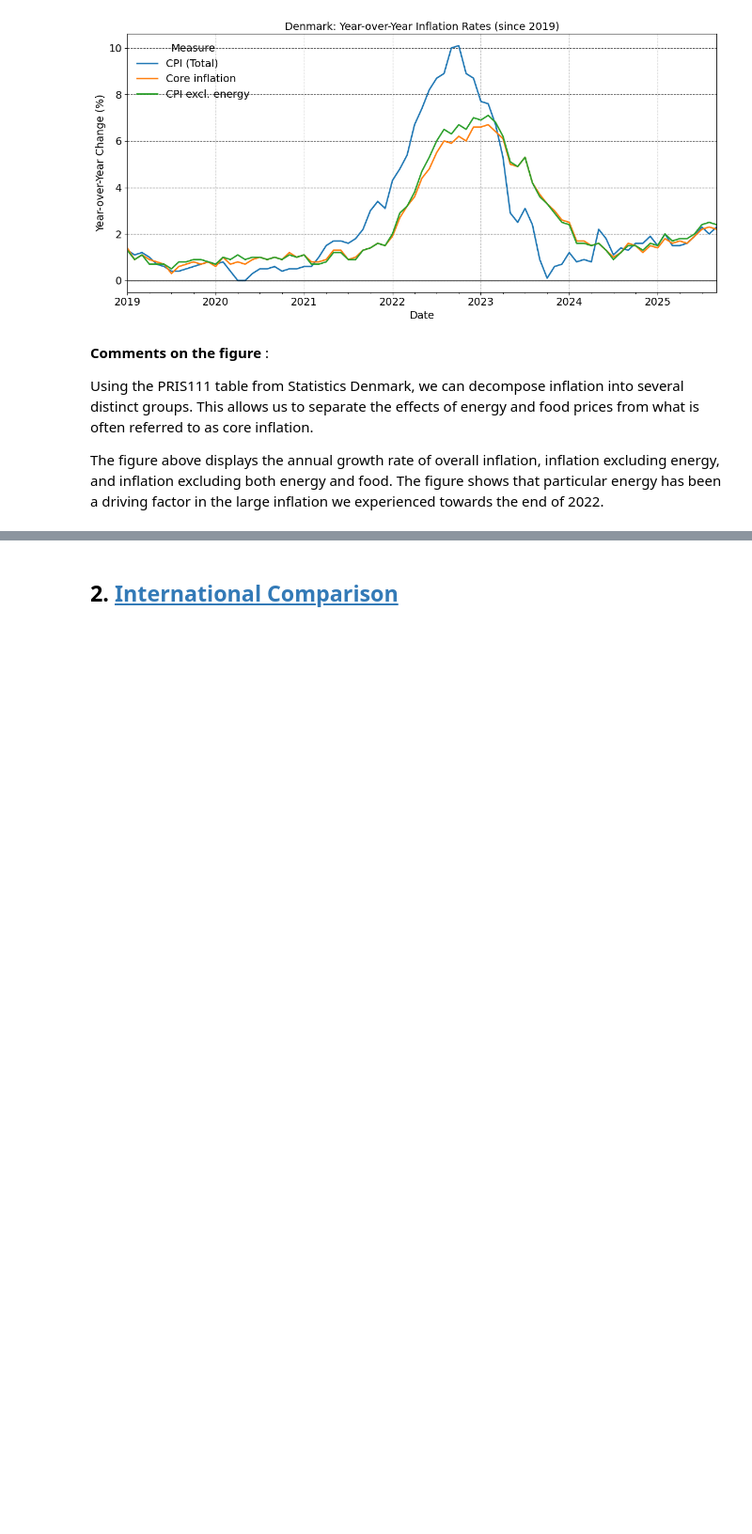
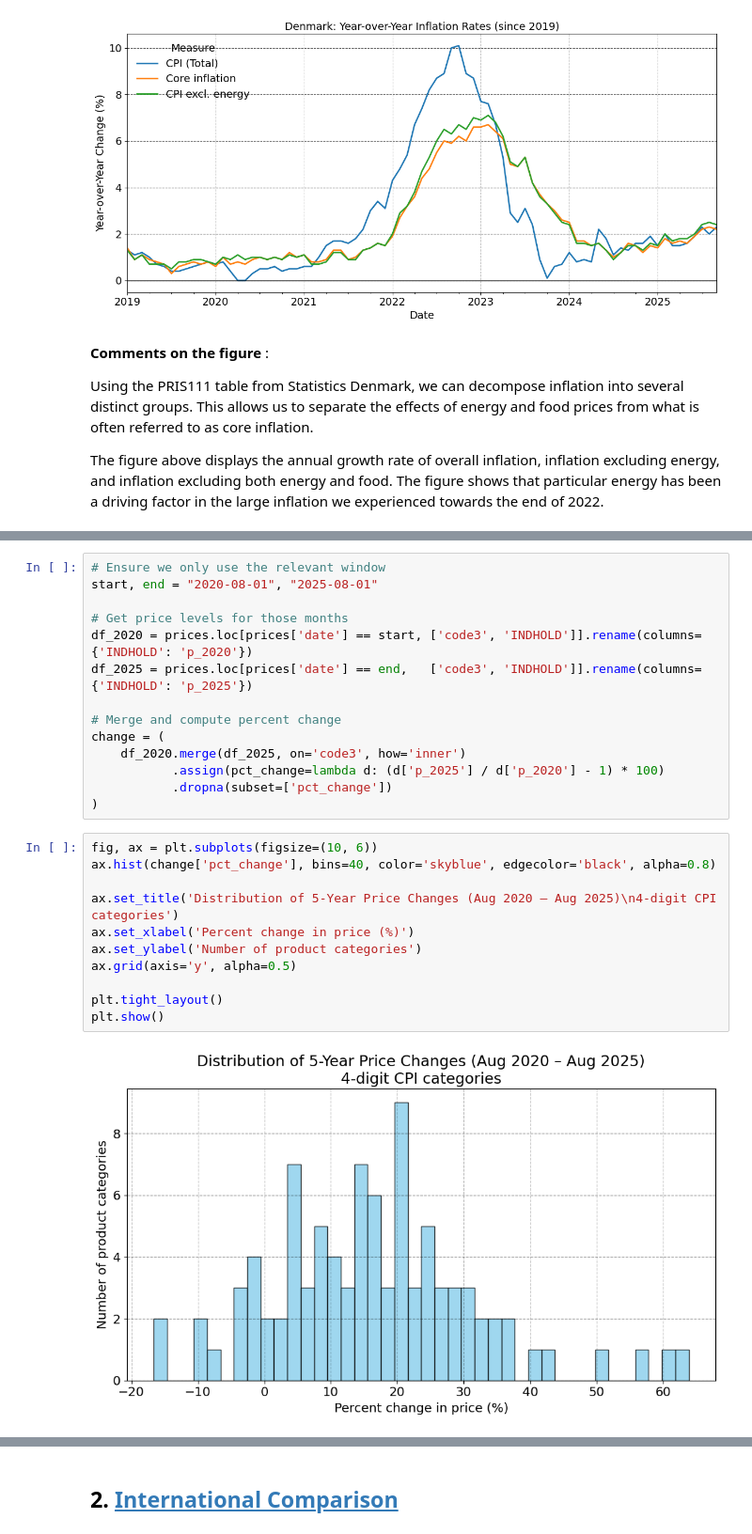
Before and after one commit to makromadskinen/ProgEconGruppe, a Jupyter notebook: Assignment 1/Aflevering.ipynb, the cells around one changed output, grey strips where cells are left out. Shown at 94% size. Cells and saved outputs as stored; diff of their text form; blank space fills up the shorter version.

```diff
--- a/Assignment 1/Aflevering.ipynb
+++ b/Assignment 1/Aflevering.ipynb
@@ -426,0 +627,27 @@ The figure above displays the annual growth rate of overall inflation, inflation
+# %%
+# Ensure we only use the relevant window
+start, end = "2020-08-01", "2025-08-01"
+
+# Get price levels for those months
+df_2020 = prices.loc[prices['date'] == start, ['code3', 'INDHOLD']].rename(columns={'INDHOLD': 'p_2020'})
+df_2025 = prices.loc[prices['date'] == end,   ['code3', 'INDHOLD']].rename(columns={'INDHOLD': 'p_2025'})
+
+# Merge and compute percent change
+change = (
+    df_2020.merge(df_2025, on='code3', how='inner')
+           .assign(pct_change=lambda d: (d['p_2025'] / d['p_2020'] - 1) * 100)
+           .dropna(subset=['pct_change'])
+)
+# %%
+fig, ax = plt.subplots(figsize=(10, 6))
+ax.hist(change['pct_change'], bins=40, color='skyblue', edgecolor='black', alpha=0.8)
+
+ax.set_title('Distribution of 5-Year Price Changes (Aug 2020 – Aug 2025)\n4-digit CPI categories')
+ax.set_xlabel('Percent change in price (%)')
+ax.set_ylabel('Number of product categories')
+ax.grid(axis='y', alpha=0.5)
+
+plt.tight_layout()
+plt.show()
+# %% [output]
+[figure, added]
```
Also changed, not shown: parts of 30 cells of this notebook.
